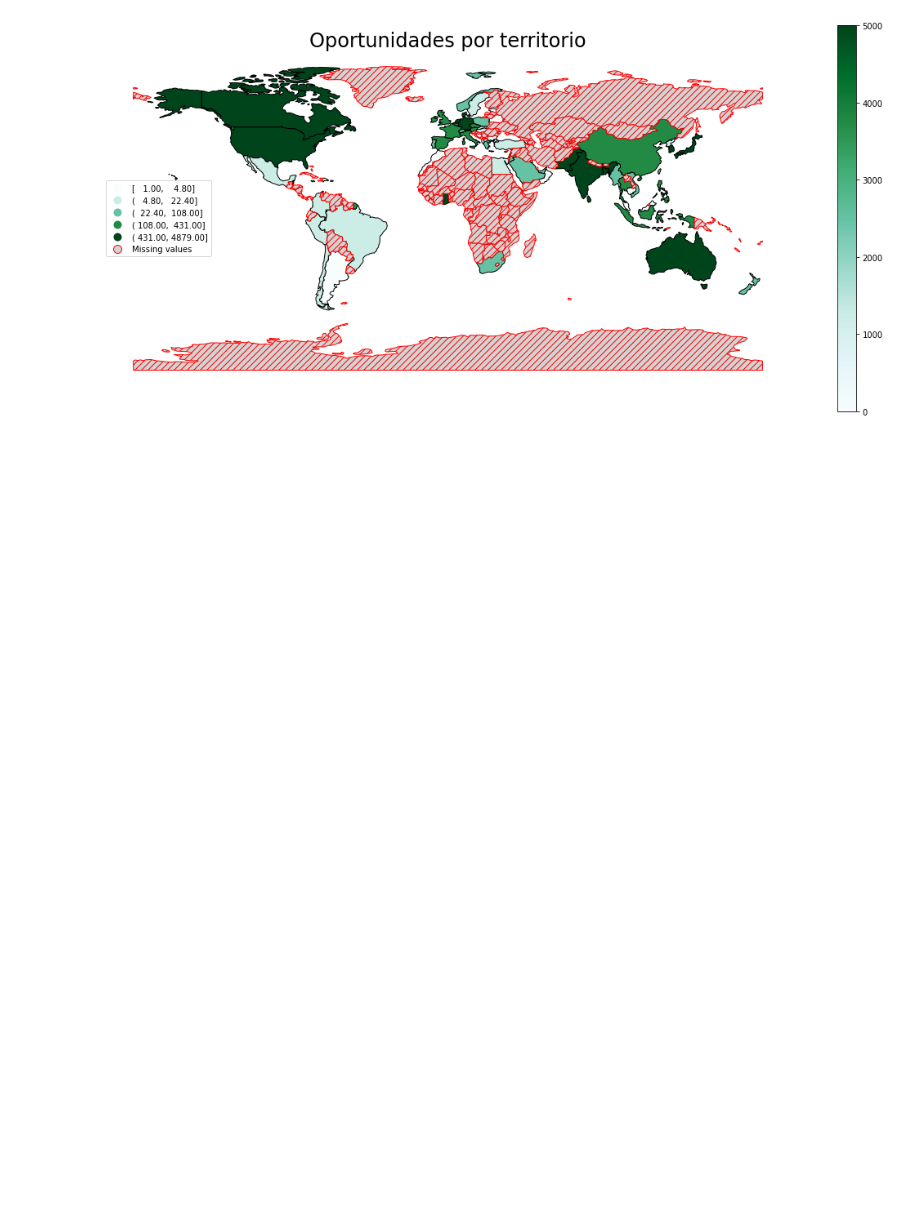
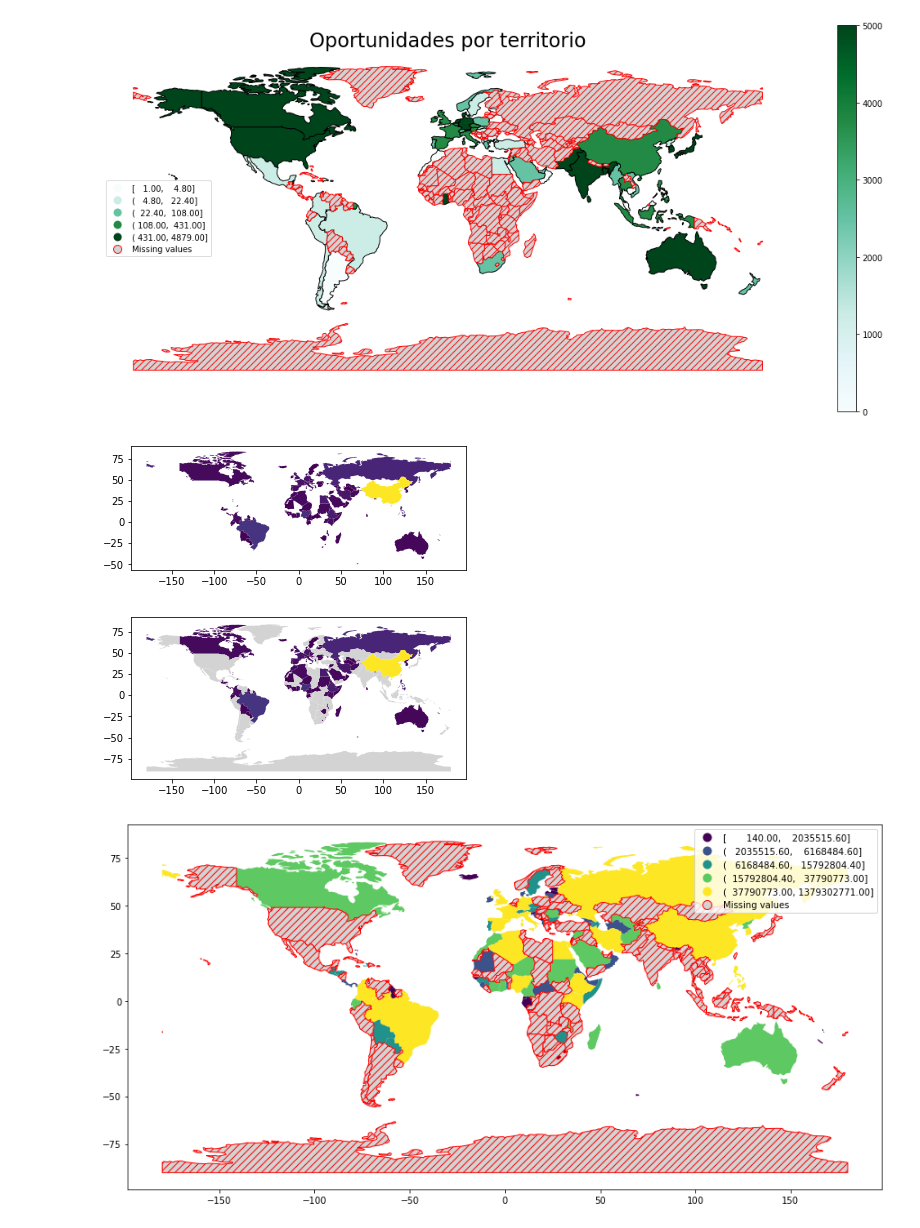
Before and after one commit to FernandoSinisi/Orga-Datos-2C-2020, a Jupyter notebook: TP1/geografia.ipynb, the cells around one changed output. Saved outputs shown, nothing was run; the diff lists cells and outputs as text; code cells hidden in the pictures; blank space fills up the shorter version.

```diff
--- a/TP1/geografia.ipynb
+++ b/TP1/geografia.ipynb
@@ -140,16 +140,25 @@ plt.tight_layout()
 # %% [output]
 [figure]
 # %%
-# world.plot(
-#       column="pop_est",
-#     legend=True,
-#      scheme="quantiles",
+#Example
+world.loc[np.random.choice(world.index, 40), 'pop_est'] = np.nan
 
-#     figsize=(15, 10),
-#       missing_kwds={
-#          "color": "lightgrey",
-#          "edgecolor": "red",
-#          "hatch": "///",
-#           "label": "Missing values",
-#       },
-#   );
+world.plot(column='pop_est');
+world.plot(column='pop_est', missing_kwds={'color': 'lightgrey'});
+
+world.plot(
+   column="pop_est",
+legend=True,
+scheme="quantiles",
+figsize=(15, 10),
+ missing_kwds={
+           "color": "lightgrey",
+           "edgecolor": "red",
+         "hatch": "///",
+           "label": "Missing values",
+       },
+   );
+# %% [output]
+[figure, added]
+[figure, added]
+[figure, added]
```
